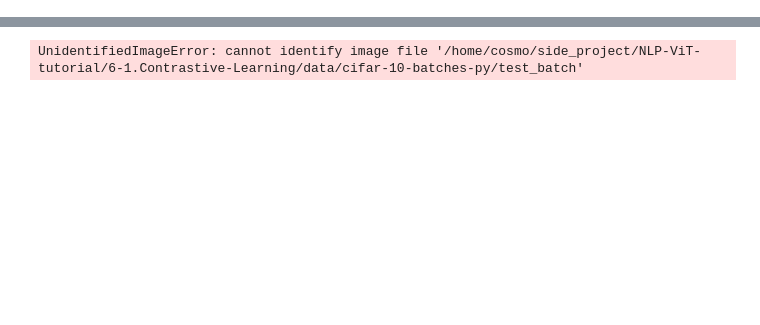
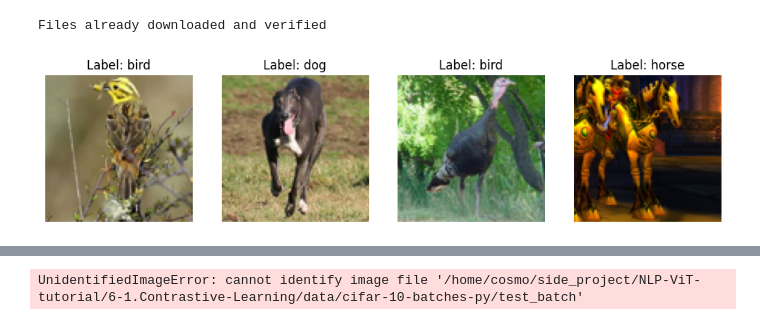
Before and after one commit to chioujryu/NLP-ViT-tutorial, a Jupyter notebook: 6-1.Contrastive-Learning/Contrastive-Learning-image-classification.ipynb, the cells around one changed output, grey strips where cells are left out. Drawn from its saved outputs; the diff is of its cells as text; code cells hidden in the pictures; blank space fills up the shorter version.

```diff
--- a/6-1.Contrastive-Learning/Contrastive-Learning-image-classification.ipynb
+++ b/6-1.Contrastive-Learning/Contrastive-Learning-image-classification.ipynb
@@ -131,0 +709,18 @@ Files already downloaded and verified
+# %%
+# 定义评估函数
+def evaluate(model, classifier, test_loader):
+    model.eval()
+    classifier.eval()
+    correct = 0
+    total = 0
+    with torch.no_grad():
+        for images, labels in test_loader:
+            images = images.cuda()
+            labels = labels.cuda()
+            features = model.backbone(images)
+            outputs = classifier(features)
+            _, predicted = outputs.max(1)
+            total += labels.size(0)
+            correct += predicted.eq(labels).sum().item()
+    accuracy = 100. * correct / total
+    return accuracy
@@ -131,0 +1075,27 @@ Files already downloaded and verified
+# %%
+import matplotlib.pyplot as plt
+import numpy as np
+from torchvision import datasets, transforms
+
+# 定義數據轉換（僅轉為Tensor，無增強）
+transform = transforms.Compose([
+    transforms.ToTensor()
+])
+
+# 加載訓練數據集
+# train_dataset = datasets.CIFAR10(root='./data', train=True, download=True, transform=transform)
+train_dataset = datasets.STL10(root='./data', split="train", download=True, transform=transform)
+
+# 選取前 4 張圖像進行展示
+fig, axes = plt.subplots(1, 4, figsize=(12, 3))
+for idx, (image, label) in enumerate(train_dataset):
+    if idx >= 4:
+        break
+    image = image.numpy().transpose((1, 2, 0))
+    axes[idx].imshow(image)
+    axes[idx].set_title(f"Label: {train_dataset.classes[label]}")
+    axes[idx].axis('off')
+plt.show()
+# %% [output]
+Files already downloaded and verified
+[figure, added]
```
Also changed, not shown: parts of 48 cells of this notebook, 2 other files.
